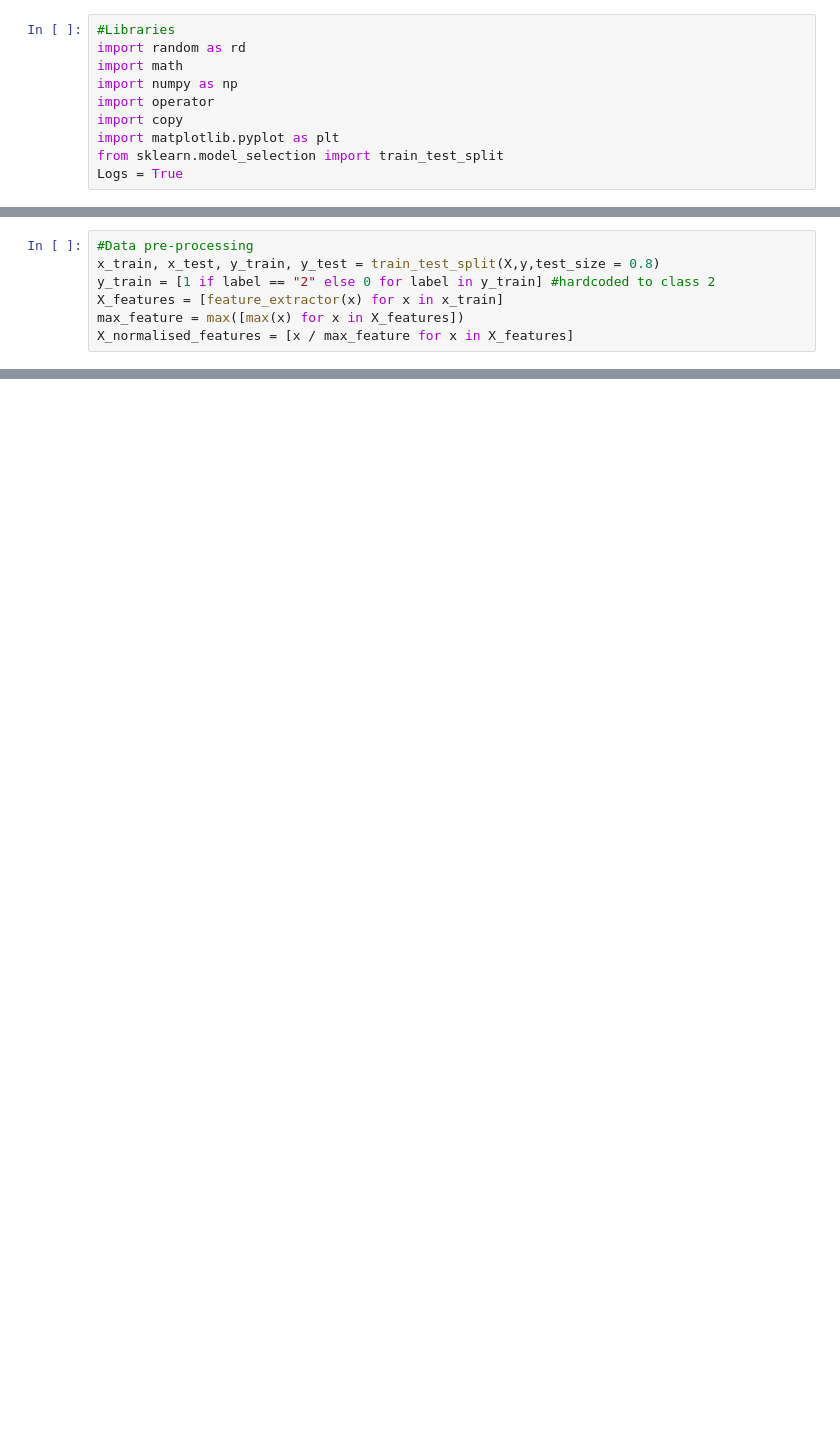
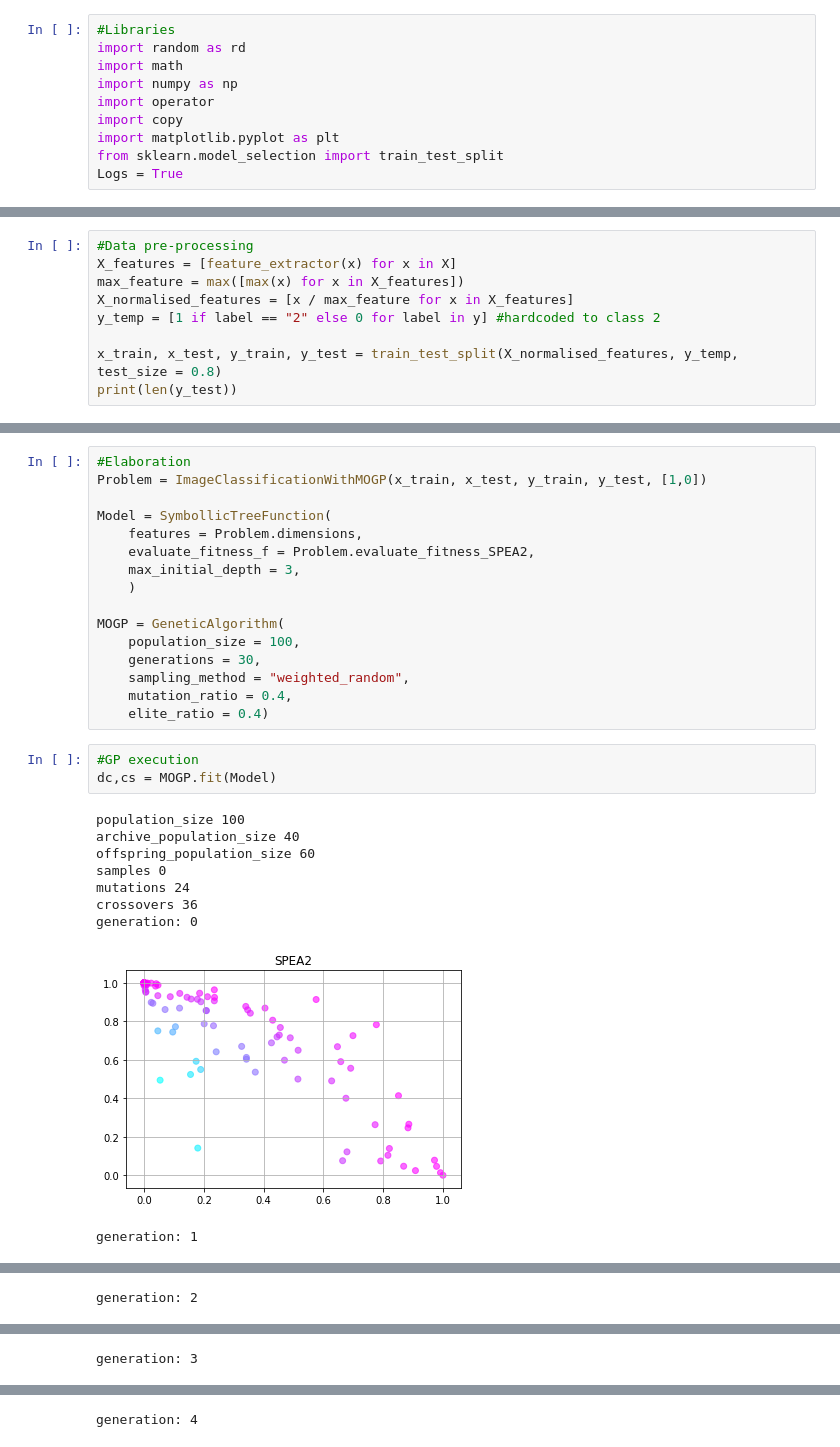
Before and after one commit to 33fred33/Machine-Learning-Algorithms-Hand-Implementation, a Jupyter notebook: MOPG.ipynb, the cells around one changed output, grey strips where cells are left out. Drawn from its saved outputs; the diff is of its cells as text; blank space fills up the shorter version.

Commit message:
changed algorithm structure

```diff
--- a/MOPG.ipynb
+++ b/MOPG.ipynb
@@ -142,7 +452,9 @@ def evaluate_tree_image(sample_index, node): #node is the root node of the tree
 # %%
 #Data pre-processing
-x_train, x_test, y_train, y_test = train_test_split(X,y,test_size = 0.8)
-y_train = [1 if label == "2" else 0 for label in y_train] #hardcoded to class 2
-X_features = [feature_extractor(x) for x in x_train]
+X_features = [feature_extractor(x) for x in X]
 max_feature = max([max(x) for x in X_features])
 X_normalised_features = [x / max_feature for x in X_features]
+y_temp = [1 if label == "2" else 0 for label in y] #hardcoded to class 2
+
+x_train, x_test, y_train, y_test = train_test_split(X_normalised_features, y_temp, test_size = 0.8)
+print(len(y_test))
@@ -529,0 +463,29 @@ Evaluations: [11, 8, 37, 13, 10, 29, 11, 9, 8, 1, 1, 45, 14, 33, 3, 12, 5, 13, 8
+# %%
+#Elaboration
+Problem = ImageClassificationWithMOGP(x_train, x_test, y_train, y_test, [1,0])
+
+Model = SymbollicTreeFunction(
+    features = Problem.dimensions,
+    evaluate_fitness_f = Problem.evaluate_fitness_SPEA2,
+    max_initial_depth = 3,
+    )
+
+MOGP = GeneticAlgorithm(
+    population_size = 100,
+    generations = 30,
+    sampling_method = "weighted_random",
+    mutation_ratio = 0.4,
+    elite_ratio = 0.4)
+# %%
+#GP execution
+dc,cs = MOGP.fit(Model)
+# %% [output]
+population_size 100
+archive_population_size 40
+offspring_population_size 60
+samples 0
+mutations 24
+crossovers 36
+generation: 0
+[figure, added]
+generation: 1
@@ -529,0 +493 @@ Evaluations: [11, 8, 37, 13, 10, 29, 11, 9, 8, 1, 1, 45, 14, 33, 3, 12, 5, 13, 8
+generation: 2
@@ -529,0 +495 @@ Evaluations: [11, 8, 37, 13, 10, 29, 11, 9, 8, 1, 1, 45, 14, 33, 3, 12, 5, 13, 8
+generation: 3
@@ -529,0 +497 @@ Evaluations: [11, 8, 37, 13, 10, 29, 11, 9, 8, 1, 1, 45, 14, 33, 3, 12, 5, 13, 8
+generation: 4
```
Also changed, not shown: parts of 13 cells of this notebook.
